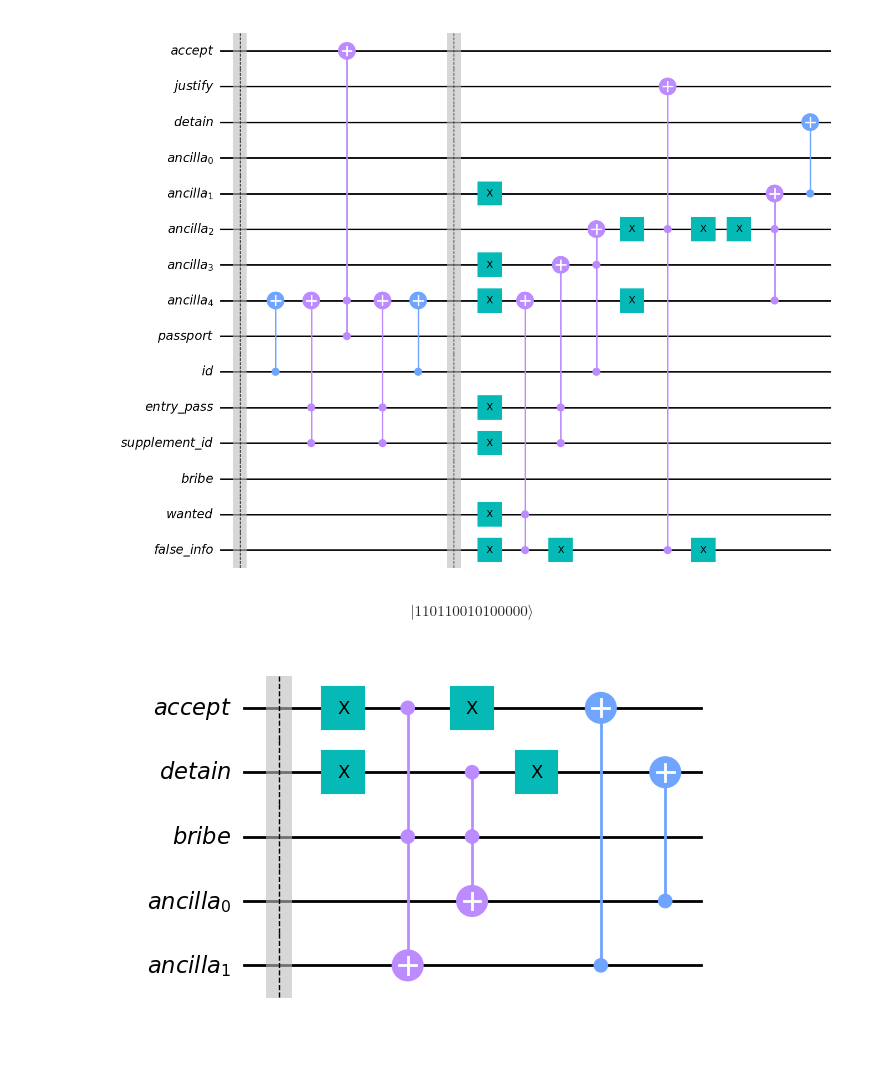
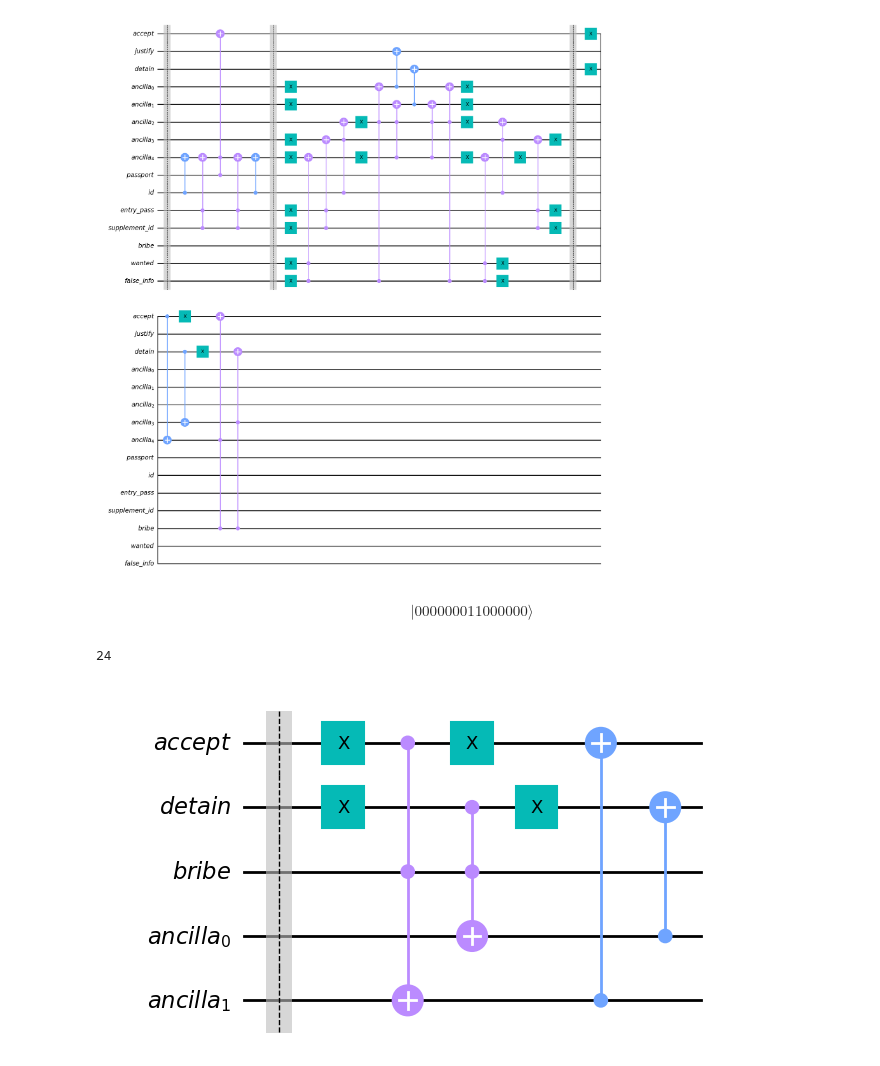
Before and after one commit to Dpbm/quantum, a Jupyter notebook: qiskit/papers-please.ipynb, the cells around one changed output. Cells and saved outputs as stored; diff of their text form; code cells hidden in the pictures.

```diff
--- a/qiskit/papers-please.ipynb
+++ b/qiskit/papers-please.ipynb
@@ -19,10 +19,12 @@ supplement_id = QuantumRegister(1, name="supplement_id")
 ancilla = QuantumRegister(5, name="ancilla")
 # %%
 qc = QuantumCircuit(accept, justify, detain, ancilla, passport, id, entry_pass, supplement_id, bribe, wanted, false_info)
+
 
 #qc.x(wanted)
 #qc.x(false_info)
 #qc.x(id)
+#qc.x(passport)
 #qc.x(entry_pass)
 #qc.x(supplement_id)
 
@@ -34,57 +36,73 @@ qc.ccx(passport, ancilla[-1], accept)
 qc.ccx(supplement_id,entry_pass, ancilla[-1])
 qc.cx(id, ancilla[-1])
 
-
 qc.barrier()
-
-
 
 qc.x(ancilla[-1])
 qc.x(ancilla[-2])
 qc.x(ancilla[-4])
+qc.x(ancilla[-5])
 qc.x(false_info)
 qc.x(wanted)
 qc.x(supplement_id)
 qc.x(entry_pass)
 
 qc.ccx(false_info, wanted, ancilla[-1])
 qc.ccx(supplement_id, entry_pass, ancilla[-2])
 qc.ccx(id, ancilla[-2], ancilla[-3])
 
-qc.x(false_info)
 qc.x(ancilla[-3])
-qc.ccx(false_info, ancilla[-3], justify)
-qc.x(false_info)
-qc.x(ancilla[-3])
+qc.x(ancilla[-1])
 
-qc.x(ancilla[-1])
-qc.x(ancilla[-3])
+qc.ccx(false_info, ancilla[-3], ancilla[-5])
 qc.ccx(ancilla[-1], ancilla[-3], ancilla[-4])
 
+#middle
+qc.cx(ancilla[-5], justify)
 qc.cx(ancilla[-4], detain)
 
+qc.ccx(ancilla[-1], ancilla[-3], ancilla[-4])
+qc.ccx(false_info, ancilla[-3], ancilla[-5])
 
-qc.ccx(ancilla[-1], ancilla[-3], ancilla[-4])
+qc.x(ancilla[-3])
 qc.x(ancilla[-1])
-qc.x(ancilla[-3])
+
 qc.ccx(id, ancilla[-2], ancilla[-3])
 qc.ccx(supplement_id, entry_pass, ancilla[-2])
 qc.ccx(false_info, wanted, ancilla[-1])
 
-
 qc.x(ancilla[-1])
 qc.x(ancilla[-2])
 qc.x(ancilla[-4])
+qc.x(ancilla[-5])
 qc.x(false_info)
 qc.x(wanted)
 qc.x(supplement_id)
 qc.x(entry_pass)
 
+qc.barrier()
+
+qc.x(accept)
+qc.x(detain)
+qc.cx(accept, ancilla[-1])
+qc.cx(detain, ancilla[-2])
+qc.x(accept)
+qc.x(detain)
+
+qc.ccx(bribe, ancilla[-1], accept)
+qc.ccx(bribe, ancilla[-2], detain)
+
+
+
 display(qc.draw("mpl"))
 Statevector(qc).draw("latex")
 # %% [output]
-[figure, old version]
+[figure, new version]
-$$ |110110010100000\rangle$$
+$$ |000000011000000\rangle$$
+# %%
+qc.depth()
+# %% [output]
+24
 # %%
 qc = QuantumCircuit(accept, detain, bribe, ancilla)
 
```
